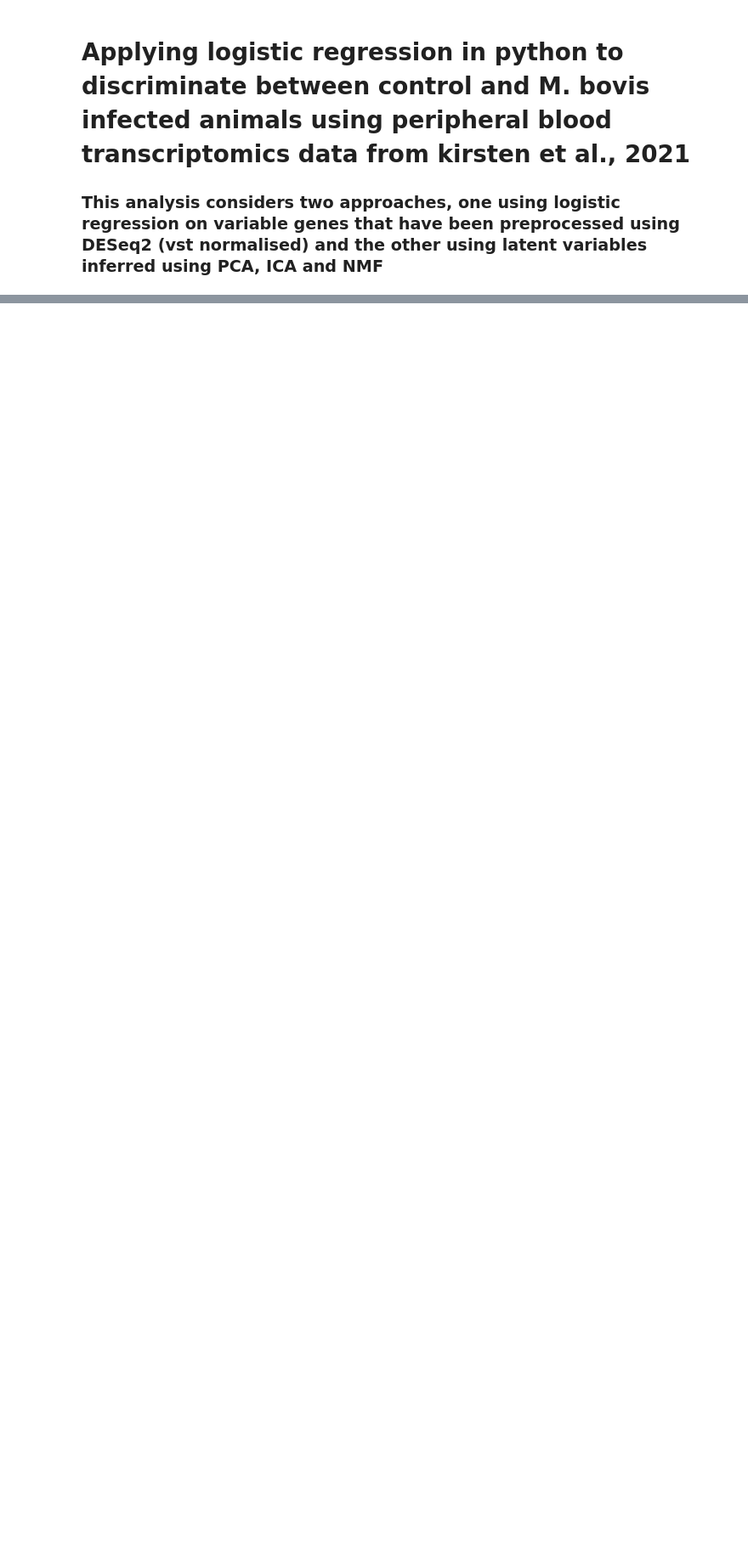
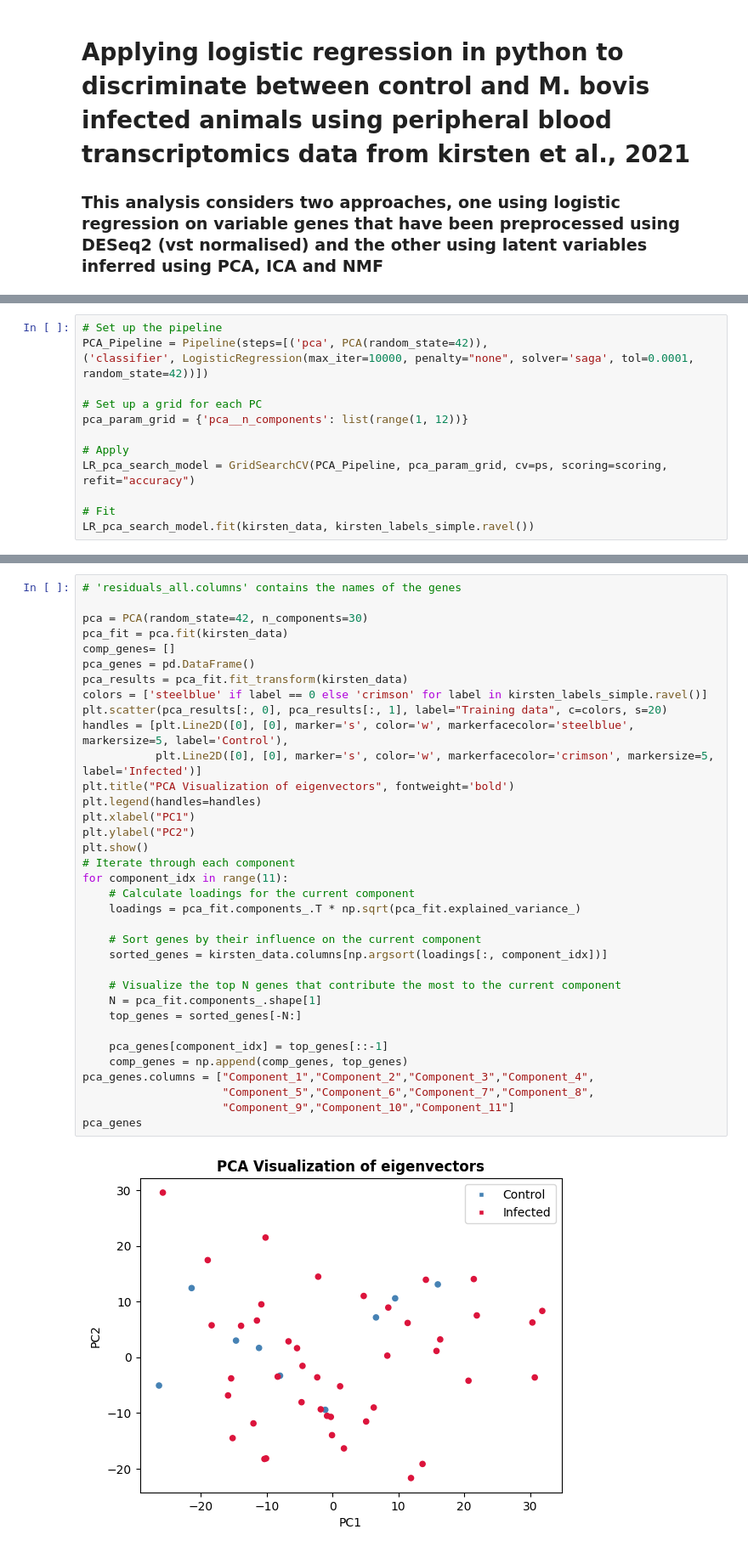
Before and after one commit to jfogrady1/ML4Tb, a Jupyter notebook: bin/Logistic_regression/2_Kirsten_data_Logistic_regression.ipynb, the cells around one changed output, grey strips where cells are left out. Shown at 85% size. Saved outputs shown, nothing was run; the diff lists cells and outputs as text; blank space fills up the shorter version.

```diff
--- a/bin/Logistic_regression/2_Kirsten_data_Logistic_regression.ipynb
+++ b/bin/Logistic_regression/2_Kirsten_data_Logistic_regression.ipynb
@@ -27,0 +197,13 @@ font = {'fontname':'Arial'}
+# %%
+# Set up the pipeline
+PCA_Pipeline = Pipeline(steps=[('pca', PCA(random_state=42)),
+('classifier', LogisticRegression(max_iter=10000, penalty="none", solver='saga', tol=0.0001, random_state=42))])
+
+# Set up a grid for each PC
+pca_param_grid = {'pca__n_components': list(range(1, 12))}
+
+# Apply
+LR_pca_search_model = GridSearchCV(PCA_Pipeline, pca_param_grid, cv=ps, scoring=scoring, refit="accuracy")
+
+# Fit
+LR_pca_search_model.fit(kirsten_data, kirsten_labels_simple.ravel())
@@ -27,0 +242,37 @@ font = {'fontname':'Arial'}
+# %%
+# 'residuals_all.columns' contains the names of the genes
+
+pca = PCA(random_state=42, n_components=30)
+pca_fit = pca.fit(kirsten_data)
+comp_genes= []
+pca_genes = pd.DataFrame()
+pca_results = pca_fit.fit_transform(kirsten_data)
+colors = ['steelblue' if label == 0 else 'crimson' for label in kirsten_labels_simple.ravel()]
+plt.scatter(pca_results[:, 0], pca_results[:, 1], label="Training data", c=colors, s=20)
+handles = [plt.Line2D([0], [0], marker='s', color='w', markerfacecolor='steelblue', markersize=5, label='Control'),
+           plt.Line2D([0], [0], marker='s', color='w', markerfacecolor='crimson', markersize=5, label='Infected')]
+plt.title("PCA Visualization of eigenvectors", fontweight='bold')
+plt.legend(handles=handles)
+plt.xlabel("PC1")
+plt.ylabel("PC2")
+plt.show()
+# Iterate through each component
+for component_idx in range(11):
+    # Calculate loadings for the current component
+    loadings = pca_fit.components_.T * np.sqrt(pca_fit.explained_variance_)
+
+    # Sort genes by their influence on the current component
+    sorted_genes = kirsten_data.columns[np.argsort(loadings[:, component_idx])]
+
+    # Visualize the top N genes that contribute the most to the current component
+    N = pca_fit.components_.shape[1]
+    top_genes = sorted_genes[-N:]
+
+    pca_genes[component_idx] = top_genes[::-1]
+    comp_genes = np.append(comp_genes, top_genes)
+pca_genes.columns = ["Component_1","Component_2","Component_3","Component_4",
+                     "Component_5","Component_6","Component_7","Component_8",
+                     "Component_9","Component_10","Component_11"]
+pca_genes
+# %% [output]
+[figure, added]
```
Also changed, not shown: parts of 17 cells of this notebook.
